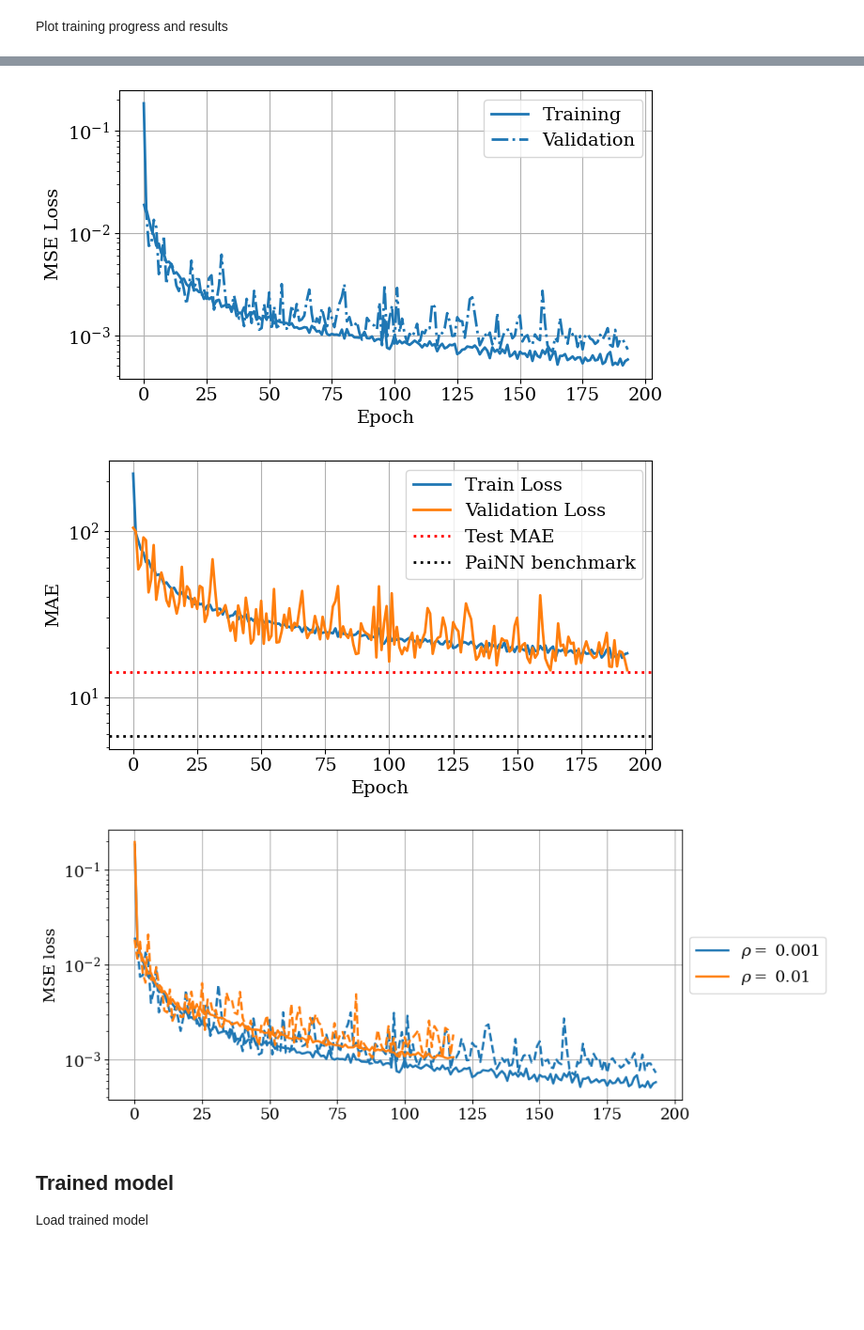
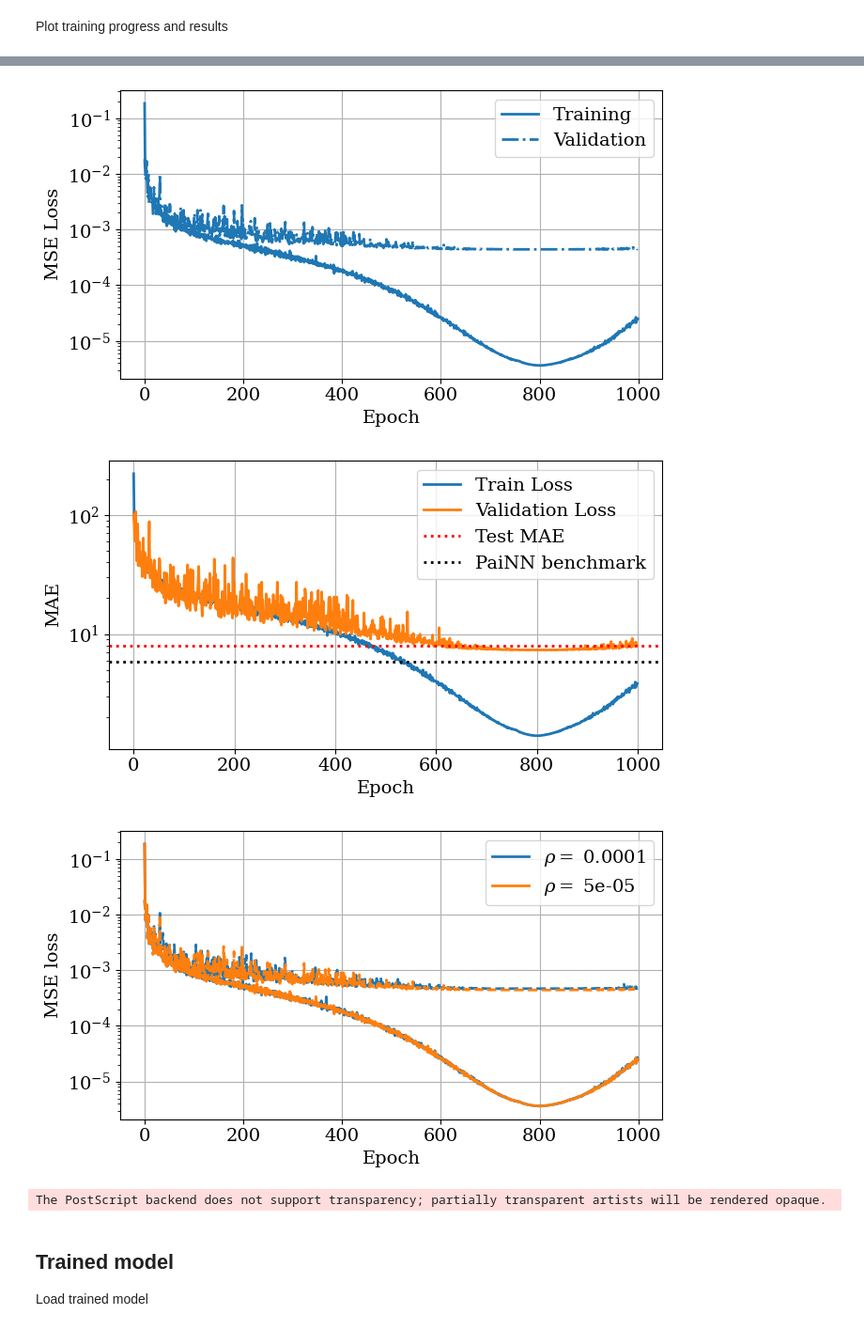
Before and after one commit to MarkusTHolm/DeepLearning_PAINN, a Jupyter notebook: examples/dataplotter_asam.ipynb, the cells around one changed output, grey strips where cells are left out. Shown at 94% size. Saved outputs shown, nothing was run; the diff lists cells and outputs as text; code cells hidden in the pictures; blank space fills up the shorter version.

```diff
--- a/examples/dataplotter_asam.ipynb
+++ b/examples/dataplotter_asam.ipynb
@@ -68,16 +72,20 @@ Print table to compare with benchmark
 # %%
 # Extract MAE values for different rho values
 mae_values = [res_all[f'rho_{val}']['test_MAE'][0] for val in values]
+min_val_loss = [np.min(res_all[f'rho_{val}']['val_MAE']) for val in values]
 
 # Calculate relative differences
 relative_differences = [(mae - df.loc['Reference', target]) / df.loc['Reference', target] for mae in mae_values]
+relative_differences_val = [(min_val - df.loc['Reference', target]) / df.loc['Reference', target] for min_val in min_val_loss]
 
 # Create a new DataFrame
 rho_columns = [f'rho_{val}' for val in values]
 data = {
     target: [df.loc['Reference', target]] * len(values),
     'MAE': mae_values,
-    'Relative Difference': relative_differences
+    'Relative Difference': relative_differences,
+    'Min val. MAE': min_val_loss,
+    'Relative Difference val.': relative_differences_val
 }
 
 df_mae = pd.DataFrame(data, index=rho_columns).T
@@ -195,9 +217,9 @@ def plot_training_progress(data):
     fig.tight_layout()
     plt.show()
 
-plot_training_progress(res_all['rho_0.001'])
+plot_training_progress(res_all['rho_5e-05'])
 # %% [output]
-[figure, old version]
+[figure, new version]
 # %%
 fig, ax1 = plt.subplots(1, 1, figsize=(7, 4))
 
@@ -220,37 +242,43 @@ def plot_training_progress(data):
     fig.tight_layout()
     plt.show()
 
-plot_training_progress(res_all['rho_0.001'])
+plot_training_progress(res_all['rho_5e-05'])
 # %% [output]
-[figure, old version]
+[figure, new version]
 # %%
-fig, ax1 = plt.subplots(1, 1, figsize=(10, 4))
+fig, ax1 = plt.subplots(1, 1, figsize=(7, 4))
 
 define_plot_settings(14)
 
 def plot_all(data):
     lw = 2.0
     # Retrieve a color cycle for consistent coloring
     color_cycle = plt.rcParams['axes.prop_cycle'].by_key()['color']
 
     # Plot primary y-axis (losses) on the first subplot
     for i, data_entry in enumerate(data.values()):
         color = color_cycle[i % len(color_cycle)]  # Use a consistent color from the cycle
         ax1.semilogy(data_entry['epoch'], data_entry['train_loss'], '-', lw=lw, label=f'$\\rho =$ {data_entry["rho"]}', color=color)
         ax1.set_ylabel('MSE loss')
+        ax1.set_xlabel('Epoch')
         ax1.semilogy(data_entry['epoch'], data_entry['val_loss'], '--', lw=lw, color=color)  # Use the same color for val_loss
-        ax1.legend(loc='center left', bbox_to_anchor=(1, 0.5))  # Legend for the first y-axis
+        ax1.legend(loc='upper right')  # Legend for the first y-axis
         ax1.grid(True)
+
 
     fig.tight_layout()
     plt.show()
 
+
 # Keys to plot
-keys_to_plot = ['rho_0.001', 'rho_0.01']
+keys_to_plot = ['rho_0.0001', 'rho_5e-05']
 res_plot = {key: res_all[key] for key in keys_to_plot if key in res_all}
 plot_all(res_plot)
+
+fig.savefig('../Figures/training_progress.eps', format='eps')
 # %% [output]
-[figure, old version]
+[figure, new version]
+The PostScript backend does not support transparency; partially transparent artists will be rendered opaque.
 # %% [markdown]
 ## Trained model
 
```
Also changed, not shown: parts of 5 cells of this notebook, 8 other files.
